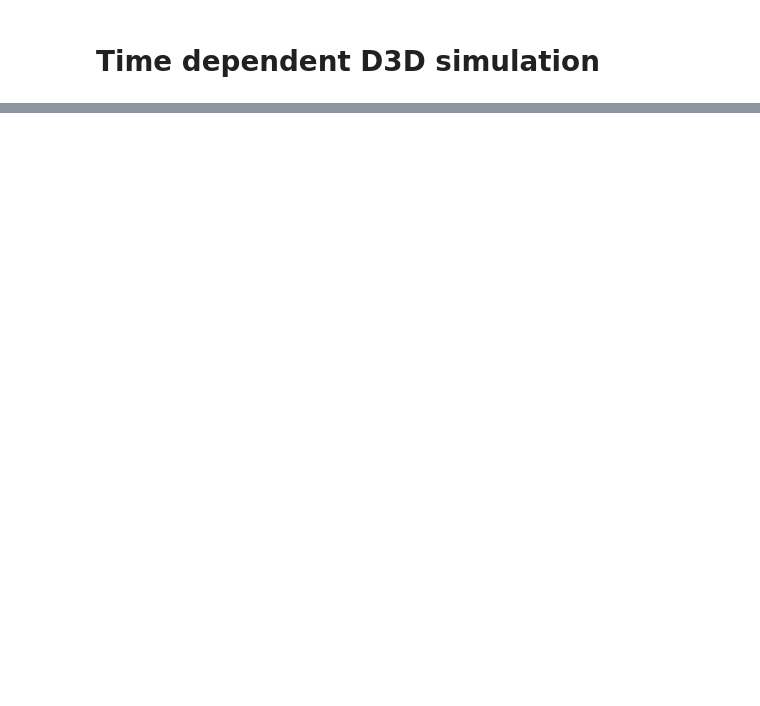
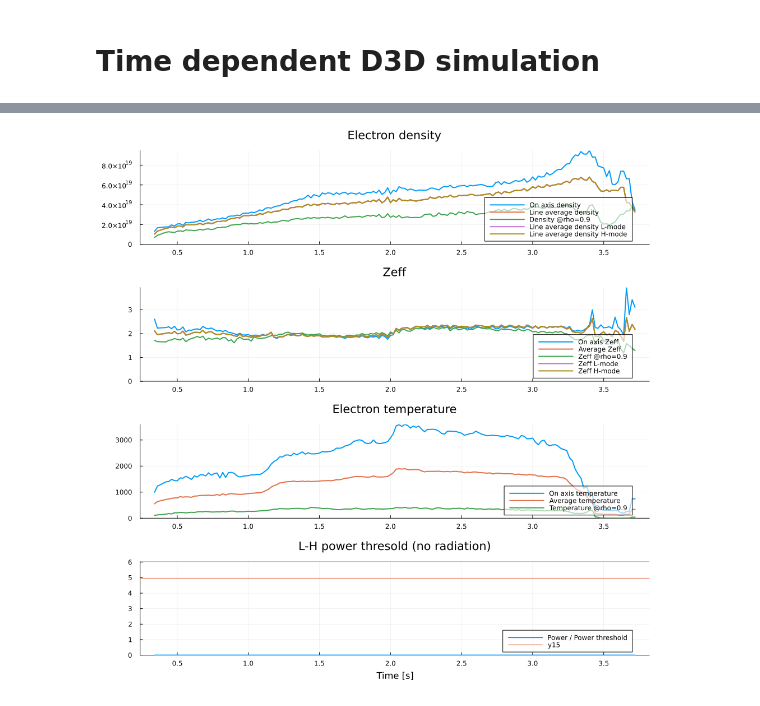
Before and after one commit to ProjectTorreyPines/FuseExamples, a Jupyter notebook: time_dependent_d3d.ipynb, the cells around one changed output, grey strips where cells are left out. Drawn from its saved outputs; the diff is of its cells as text; code cells hidden in the pictures; blank space fills up the shorter version.

```diff
--- a/time_dependent_d3d.ipynb
+++ b/time_dependent_d3d.ipynb
@@ -6,11 +6,12 @@ using FUSE
 FUSE.ProgressMeter.ijulia_behavior(:clear);
 # %%
 @time begin
-#ini, act = FUSE.case_parameters(:D3D, 180893); #NBI with balanced torque
-#ini, act = FUSE.case_parameters(:D3D, 133221); # ECH
+#shot = 133221; ini, act = FUSE.case_parameters(:D3D, shot; use_local_cache=true); # ECH
 #ini, act = FUSE.case_parameters(:D3D, 200000); # ECH
 #ini, act = FUSE.case_parameters(:D3D, 170325); # ECH 1.67924
-ini, act = FUSE.case_parameters(:D3D, 168830; use_local_cache=true);
+shot = 168830; ini, act = FUSE.case_parameters(:D3D, shot; use_local_cache=true); #NBI with balanced torque
+#shot = 194306; ini, act = FUSE.case_parameters(:D3D, shot; use_local_cache=true, new_impurity_match_power_rad=:Kr); # negT
+#ini, act = FUSE.case_parameters(:D3D, 177476; use_local_cache=true, PROFILES_tree="ZIPFIT02"); # Cihan's
 #@time ini, act = FUSE.case_parameters(:D3D, 168830);
 #ini, act = FUSE.case_parameters(:D3D, 200204); # beam power scan, rotation, lower_to_upper null
 #ini, act = FUSE.case_parameters(:D3D, 200021; EFIT_tree="EFIT01"); # negative B
@@ -26,7 +42,8 @@ dd =IMAS.dd()
 # %%
 @checkout :init dd act;
-experiment_LH = FUSE.LH_analysis(dd, 1.8, 2.2, 2.1; do_plot=true);
-#experiment_LH = FUSE.LH_analysis(dd, 1.2, 1.5; do_plot=true);
+experiment_LH = FUSE.LH_analysis(dd; scale_LH=5.5);
+# %% [output]
+[figure, added]
 # %%
 @checkout :init dd act;
 act.ActorPedestal.model = :dynamic
```
Also changed, not shown: parts of 6 cells of this notebook.
